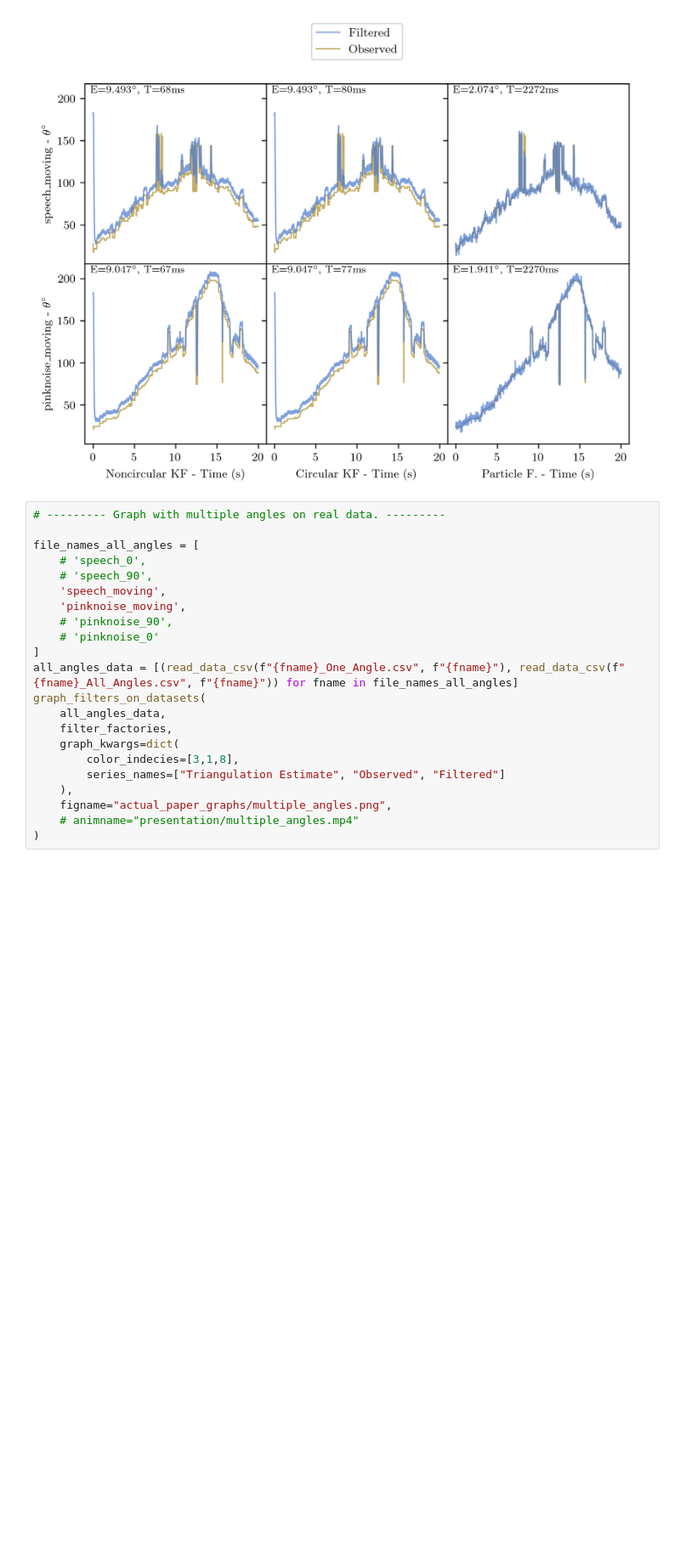
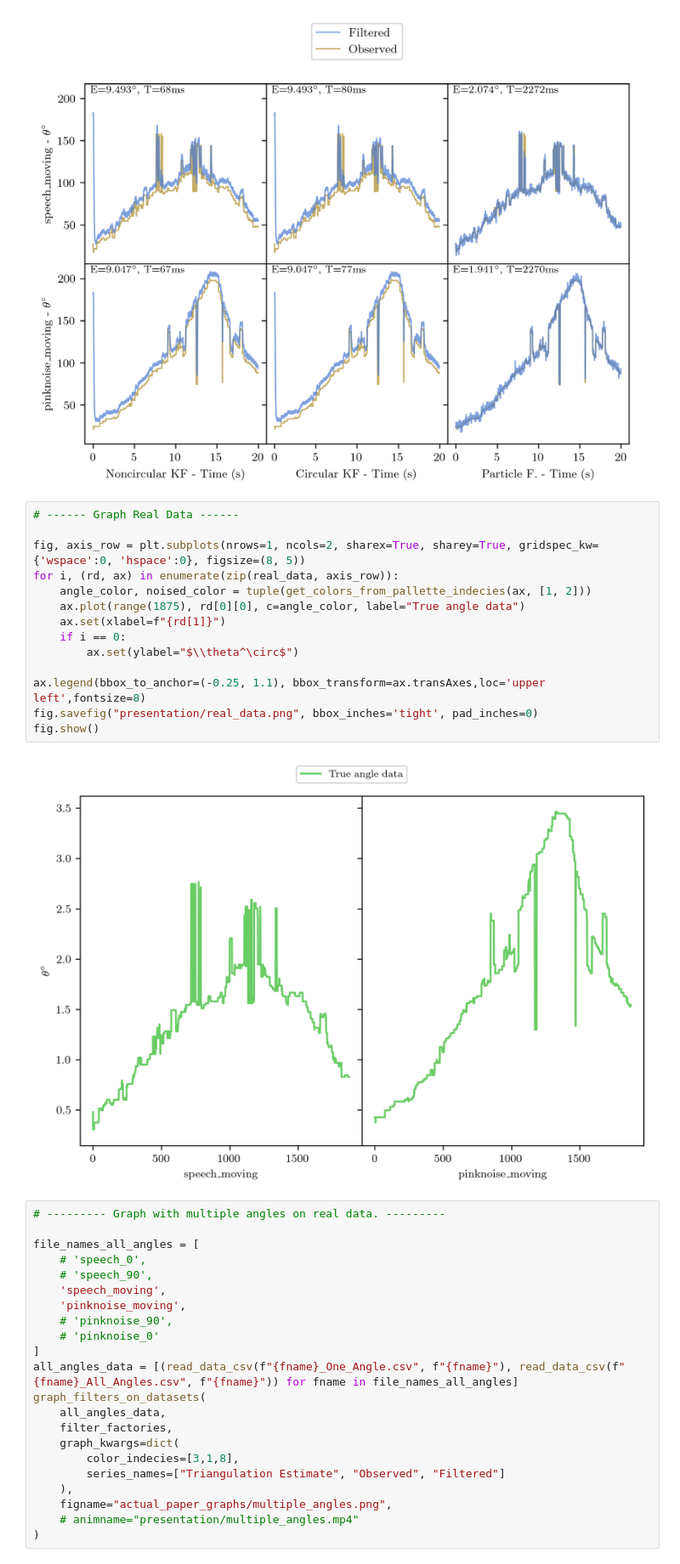
Before and after one commit to CanyonTurtle/cannon-curtis-spencer-tyler-acme, a Jupyter notebook: vol-3/code_actully_in_paper.ipynb, the cells around one changed output. Shown at 85% size. Cells and saved outputs as stored; diff of their text form; blank space fills up the shorter version.

Commit message:
add real data only graph

```diff
--- a/vol-3/code_actully_in_paper.ipynb
+++ b/vol-3/code_actully_in_paper.ipynb
@@ -945,6 +945,22 @@ Running Noncircular KF with true_data=pinknoise_moving, obs. data=pinknoise_movi
 Running Circular KF with true_data=pinknoise_moving, obs. data=pinknoise_moving
 Running Particle F. with true_data=pinknoise_moving, obs. data=pinknoise_moving
 [figure]
+# %%
+# ------ Graph Real Data ------
+
+fig, axis_row = plt.subplots(nrows=1, ncols=2, sharex=True, sharey=True, gridspec_kw={'wspace':0, 'hspace':0}, figsize=(8, 5))
+for i, (rd, ax) in enumerate(zip(real_data, axis_row)):
+    angle_color, noised_color = tuple(get_colors_from_pallette_indecies(ax, [1, 2]))
+    ax.plot(range(1875), rd[0][0], c=angle_color, label="True angle data")
+    ax.set(xlabel=f"{rd[1]}")
+    if i == 0:
+        ax.set(ylabel="$\\theta^\circ$")
+
+ax.legend(bbox_to_anchor=(-0.25, 1.1), bbox_transform=ax.transAxes,loc='upper left',fontsize=8)
+fig.savefig("presentation/real_data.png", bbox_inches='tight', pad_inches=0)
+fig.show()
+# %% [output]
+[figure, added]
 # %%
 # --------- Graph with multiple angles on real data. ---------
 
```
Also changed, not shown: parts of 1 cell of this notebook, 1 other file.
